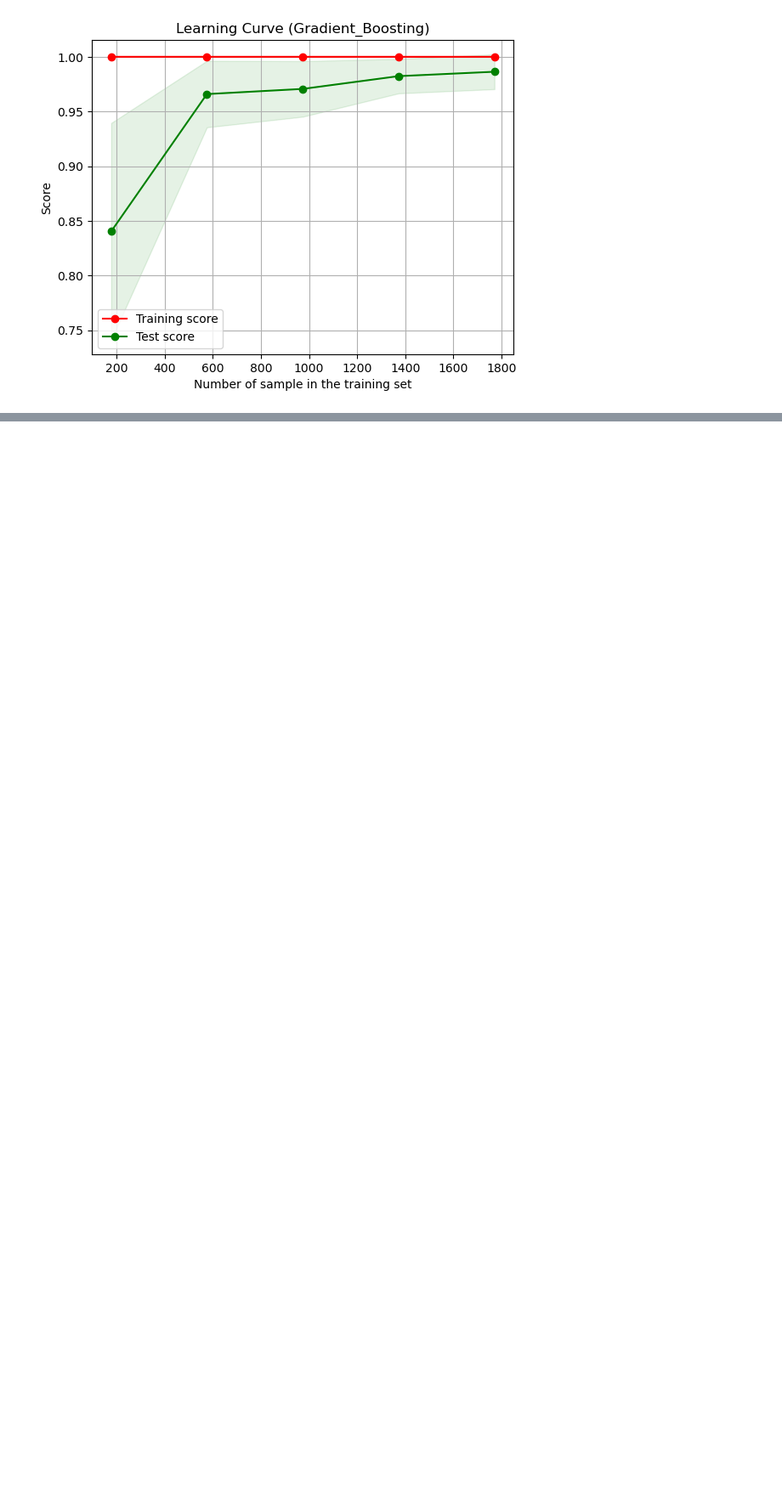
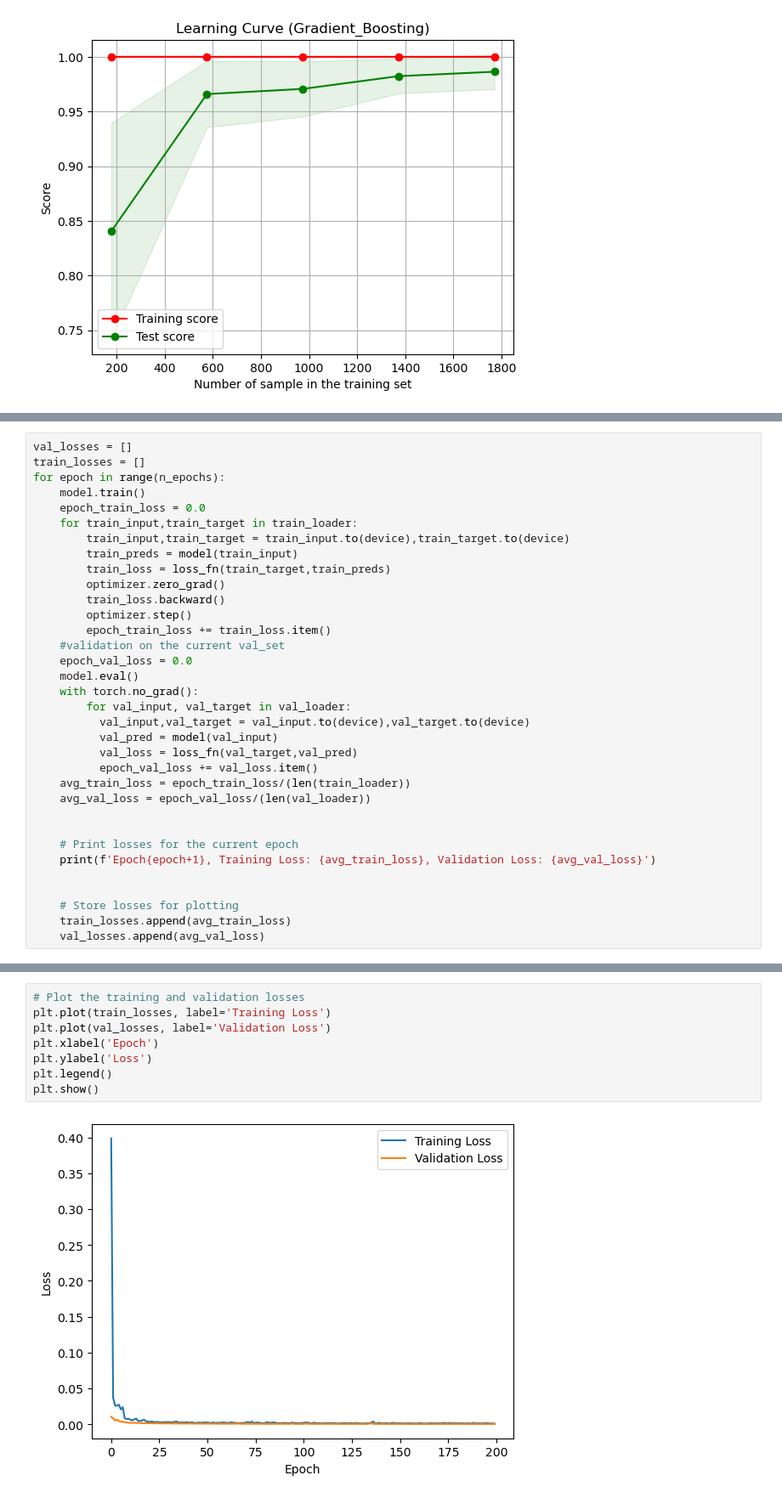
Before and after one commit to hugoguilbot/MLProject, a Jupyter notebook: Modélisation-Regression-Lineaire.ipynb, the cells around one changed output, grey strips where cells are left out. Shown at 85% size. Saved outputs shown, nothing was run; the diff lists cells and outputs as text; blank space fills up the shorter version.

```diff
--- a/Modélisation-Regression-Lineaire.ipynb
+++ b/Modélisation-Regression-Lineaire.ipynb
@@ -1366,0 +1508,34 @@ plt.show()
+# %%
+val_losses = []
+train_losses = []
+for epoch in range(n_epochs):
+    model.train()
+    epoch_train_loss = 0.0
+    for train_input,train_target in train_loader:
+        train_input,train_target = train_input.to(device),train_target.to(device)
+        train_preds = model(train_input)
+        train_loss = loss_fn(train_target,train_preds)
+        optimizer.zero_grad()
+        train_loss.backward()
+        optimizer.step()
+        epoch_train_loss += train_loss.item()
+    #validation on the current val_set
+    epoch_val_loss = 0.0
+    model.eval()
+    with torch.no_grad():
+        for val_input, val_target in val_loader:
+          val_input,val_target = val_input.to(device),val_target.to(device)
+          val_pred = model(val_input)
+          val_loss = loss_fn(val_target,val_pred)
+          epoch_val_loss += val_loss.item()
+    avg_train_loss = epoch_train_loss/(len(train_loader))
+    avg_val_loss = epoch_val_loss/(len(val_loader))
+
+
+    # Print losses for the current epoch
+    print(f'Epoch{epoch+1}, Training Loss: {avg_train_loss}, Validation Loss: {avg_val_loss}')
+
+
+    # Store losses for plotting
+    train_losses.append(avg_train_loss)
+    val_losses.append(avg_val_loss)
@@ -1366,0 +1560,10 @@ plt.show()
+# %%
+# Plot the training and validation losses
+plt.plot(train_losses, label='Training Loss')
+plt.plot(val_losses, label='Validation Loss')
+plt.xlabel('Epoch')
+plt.ylabel('Loss')
+plt.legend()
+plt.show()
+# %% [output]
+[figure, added]
```
Also changed, not shown: parts of 18 cells of this notebook, 3 other files.
